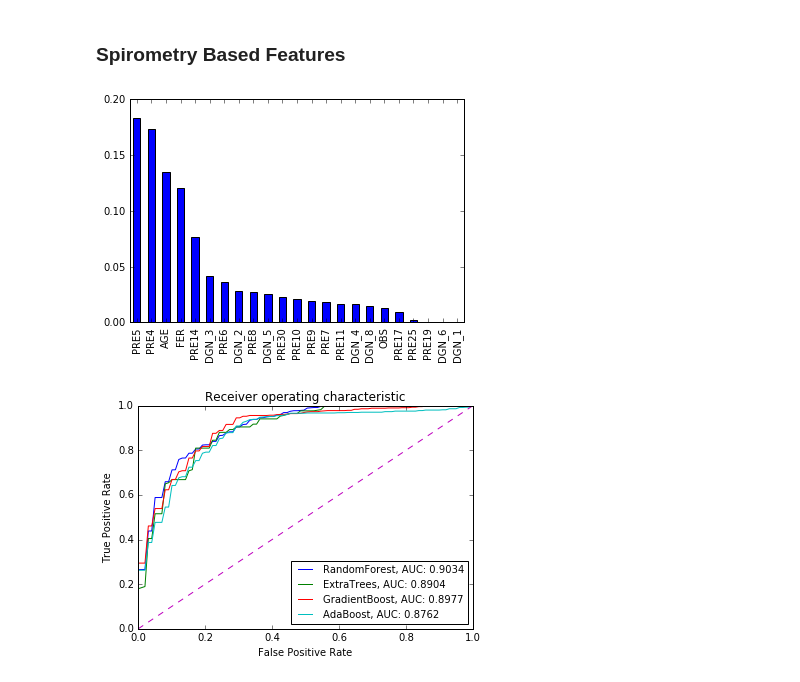
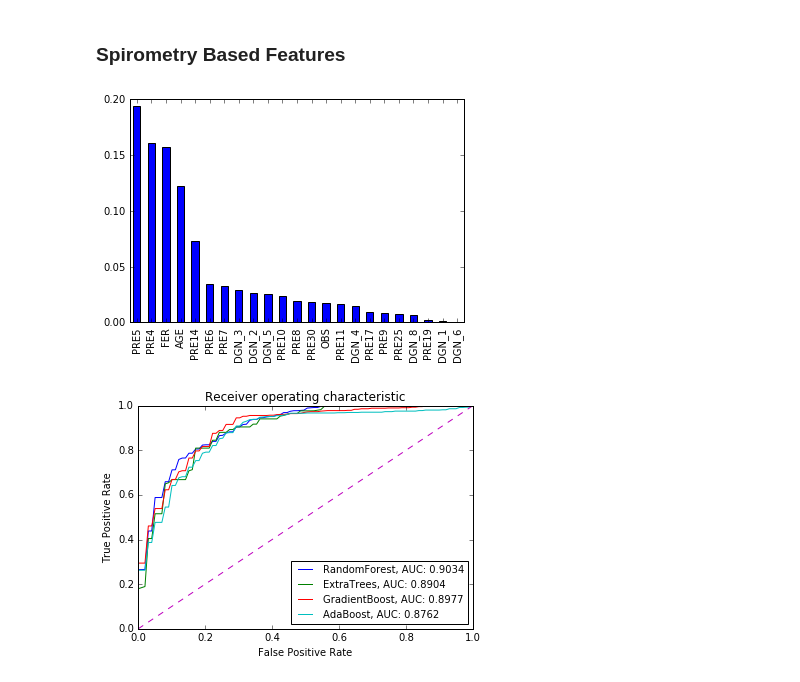
Before and after one commit to samueljackson92/SEM6420-machine-learning, a Jupyter notebook: src/Analysis.ipynb, the cells around one changed output. Drawn from its saved outputs; the diff is of its cells as text; code cells hidden in the pictures.

```diff
--- a/src/Analysis.ipynb
+++ b/src/Analysis.ipynb
@@ -802,20 +805,29 @@ F0.5 &      0.662682 &    0.660713 &       0.705097 &  0.721499 \\
 # %% [markdown]
 ### Spirometry Based Features
 # %%
-Xp_spiro = Xp.copy()
-# create new feature FER
-# this is the raito of FEV1 and FVC
-Xp_spiro['FER'] = (Xp.PRE5 / Xp.PRE4) * 100
+def create_spiro_features(x_data):
+    # create new feature FER
+    # this is the raito of FEV1 and FVC
+    FER = (x_data.PRE5 / x_data.PRE4) * 100
+    FER.index = x_data.index
 
-# create a new feature OBS
-# this is whether the instance has a FER below 70%
-# which implies an obstructive disease.
-Xp_spiro['OBS'] = np.zeros(Xp.AGE.shape)
-Xp_spiro.OBS.loc[Xp_spiro.FER < 70] = 1.0
-feature_importance = measure_importance(Xp_spiro, Yp)
-Xp_spiro.drop(feature_importance[feature_importance == 0].index, inplace=True, axis=1)
+    # create a new feature OBS
+    # this is whether the instance has a FER below 70%
+    # which implies an obstructive disease.
+    OBS = pd.Series(np.zeros(x_data.AGE.shape))
+    OBS.index = x_data.index
+    OBS.loc[FER < 70] = 1.0
+
+    spiro = pd.concat([FER, OBS], axis=1)
+    spiro.columns = ['FER', 'OBS']
+    return spiro
-# %% [output]
-[figure, removed]
+# %%
+spiro_features = create_spiro_features(Xp)
+Xp_spiro = pd.concat([Xp, spiro_features], axis=1)
+feature_importance = measure_importance(Xp_spiro, Yp)
+Xp_spiro.drop(feature_importance[feature_importance == 0].index, inplace=True, axis=1)
+# %% [output]
+[figure, added]
 # %%
 for model in models:
     model['train_data'] = (Xp_spiro, Yp)
```
Also changed, not shown: parts of 8 cells of this notebook, 29 other files.
